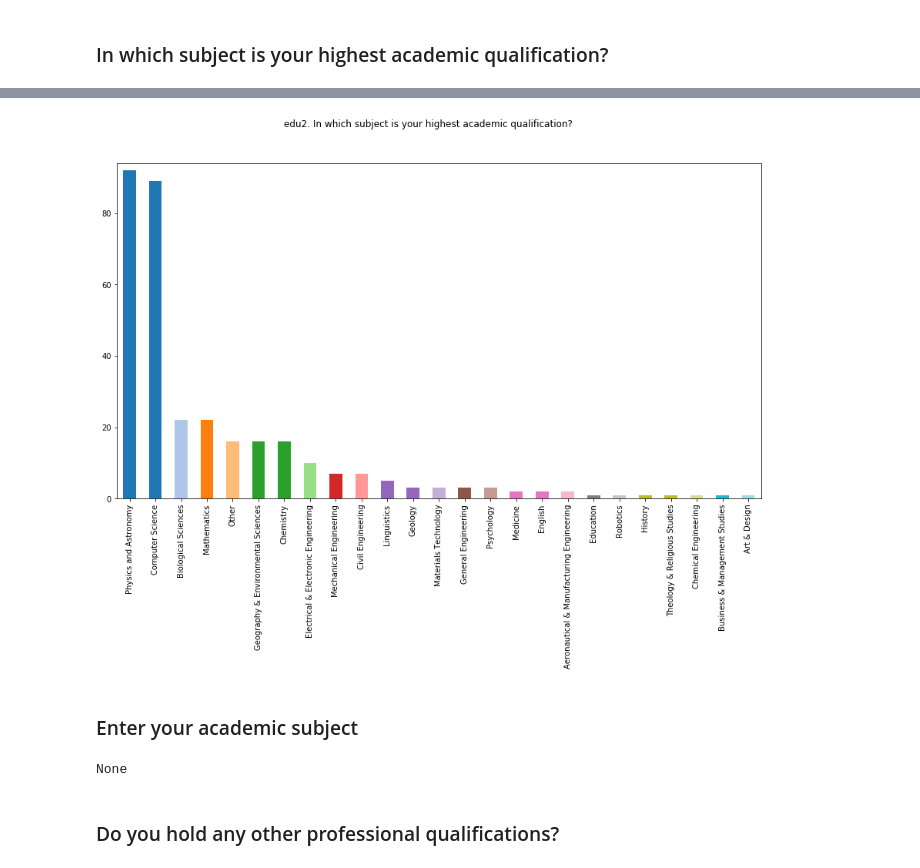
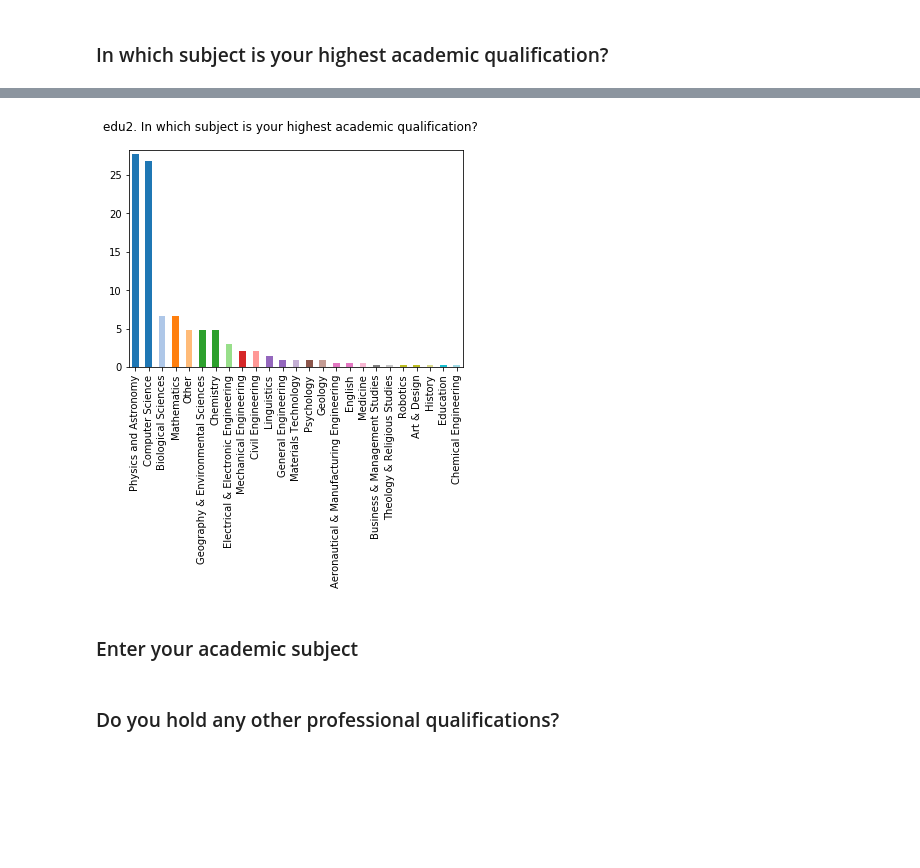
Before and after one commit to softwaresaved/international-survey, a Jupyter notebook: analysis/data_process/uk_2017/uk_17.ipynb, the cells around one changed output, grey strips where cells are left out. Cells and saved outputs as stored; diff of their text form; code cells hidden in the pictures; blank space fills up the shorter version.

```diff
--- a/analysis/data_process/uk_2017/uk_17.ipynb
+++ b/analysis/data_process/uk_2017/uk_17.ipynb
@@ -102,0 +110,2 @@ display(v_to_count)
+# %%
+perc_to_count = get_percentage(v_to_count)
@@ -103,6 +149,6 @@ display(v_to_count)
 # %%
-_ = get_plot(v_to_count, "one choice")
+_ = get_plot(perc_to_count, "one choice")
 # %% [output]
-[figure, old version]
+[figure, new version]
 # %% [markdown]
 ### Enter your academic subject
@@ -113,5 +155 @@ v_to_count  = get_count(df, ['edu3. Enter your academic subject'],
-# %%
-display(v_to_count)
-# %% [output]
-None
 # %%
```
Also changed, not shown: parts of 214 cells of this notebook, 5 other files.
